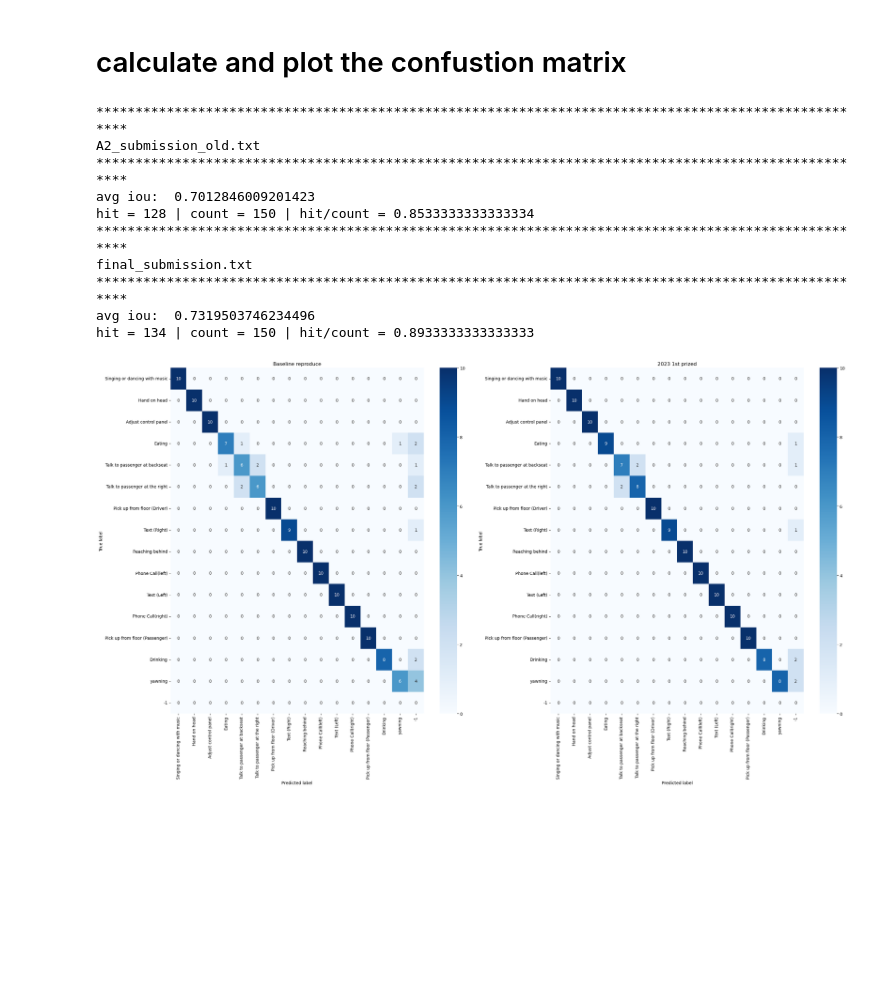
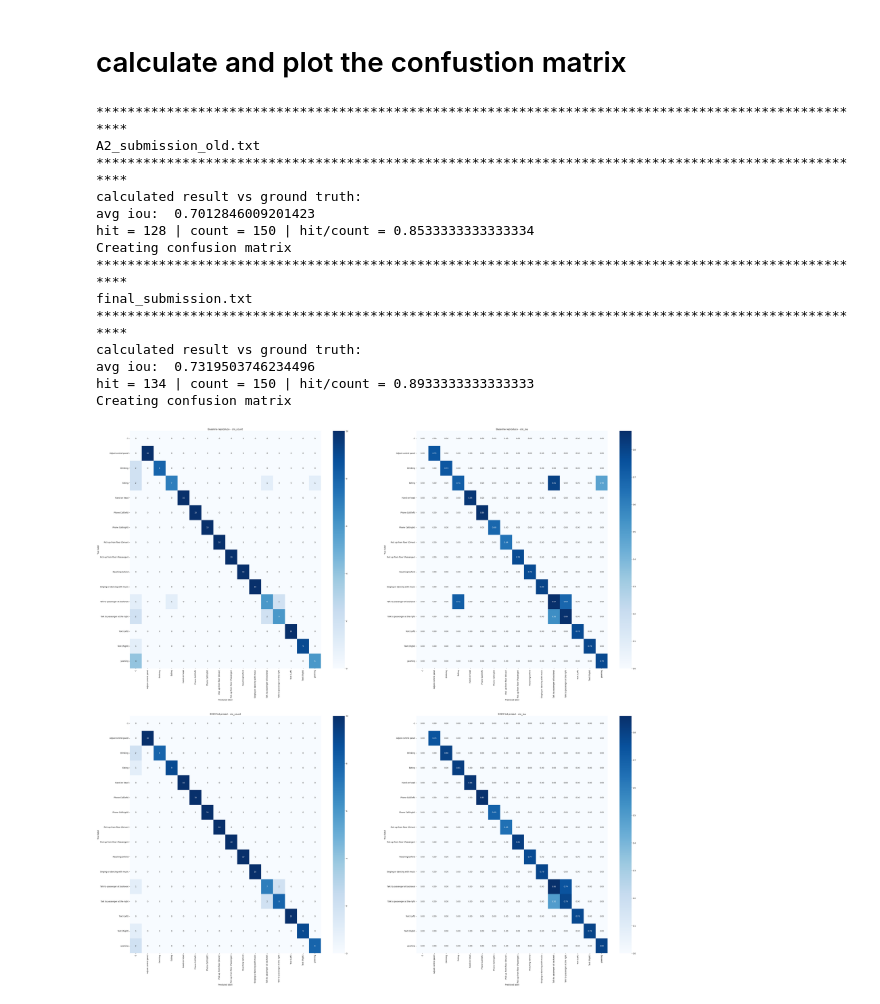
Before and after one commit to quangdilinh/action_reconigtion, a Jupyter notebook: aicity2023_release/ulti_calulation.ipynb, the cells around one changed output. Drawn from its saved outputs; the diff is of its cells as text; code cells hidden in the pictures; blank space fills up the shorter version.

Commit message:
update confusion matrix with iou

```diff
--- a/aicity2023_release/ulti_calulation.ipynb
+++ b/aicity2023_release/ulti_calulation.ipynb
@@ -68,9 +68,11 @@ def mapping_2_df_by_time(actual_df,predicted_df,hit_threadhold = 0.5,time_thread
     result['is_hit'] = np.where(result['iou'] >= hit_threadhold,1,0)
     result = result.sort_values(['iou'],ascending=False).drop_duplicates(['video_id','action_id_p'])
     # result = result.loc[result['is_hit']==1]
+
+    # remap with actual df
     temp = actual_df[['video_id','action_id']]\
             .merge(
-                result[['video_id','action_id_g','action_id_p']]
+                result[['video_id','action_id_g','action_id_p','iou']]
                 ,left_on =['video_id','action_id']
                 ,right_on=['video_id','action_id_g']
                 ,how='left'
@@ -85,6 +87,7 @@ def mapping_2_df_by_time(actual_df,predicted_df,hit_threadhold = 0.5,time_thread
     temp['action_label_p'] = temp['action_id_p'].map(action_id_to_label)
     temp['action_label_g'] = temp['action_label_g'].fillna("-1")
     temp['action_label_p'] = temp['action_label_p'].fillna("-1")
+    temp['iou'] = temp['iou'].fillna(0)
     return temp
 # %% [markdown]
 # calculate and plot the confustion matrix
@@ -92,35 +95,44 @@ def mapping_2_df_by_time(actual_df,predicted_df,hit_threadhold = 0.5,time_thread
 
 
 def cal_cm(y_true, y_pred):
+    # add unreconized label
     unique_labels = np.append(y_true.unique(), "-1")
     # Compute confusion matrix
     cm = confusion_matrix(y_true, y_pred, labels=unique_labels)
 
     # Convert to DataFrame for easier plotting
+    # pd_df of indexes for columns and labels
     cm_df = pd.DataFrame(cm, index=unique_labels, columns=unique_labels)
+
     return cm_df
 
-def plot_confusion_matrices(confusion_matrices_dict,size=20):
+def plot_confusion_matrices(confusion_matrices_dict,size=25):
+    fortmat_code = {'cm_count':'d','cm_iou':'.2f'}
     num_matrices = len(confusion_matrices_dict)
+    # Extracting the keys from the dictionary and getting the number of metrics
+    metrics = list(confusion_matrices_dict.values())[0].keys()
+    num_metrics = len(metrics)
 
     # Create a figure with subplots based on the number of confusion matrices
-    fig, axes = plt.subplots(1, num_matrices, figsize=(size * num_matrices, size))
+    fig, axes = plt.subplots(num_matrices, num_metrics, figsize=(size * num_metrics, size * num_matrices))
 
     # If there's only one confusion matrix, make sure axes is a list
     if num_matrices == 1:
         axes = [axes]
 
     # Plot each confusion matrix
-    for i, (title, cm_df) in enumerate(confusion_matrices_dict.items()):
-        sns.heatmap(cm_df, annot=True, ax=axes[i], fmt='d', cmap='Blues',
-                    xticklabels=cm_df.columns, yticklabels=cm_df.index)
-        axes[i].set_title(title)
-        axes[i].set_ylabel('True label')
-        axes[i].set_xlabel('Predicted label')
+    for i, (title, metric_dict) in enumerate(confusion_matrices_dict.items()):
+        for j, (metric_name, cm_df) in enumerate(metric_dict.items()):
+            cm_df.sort_index(axis=0, inplace=True)
+            cm_df.sort_index(axis=1, inplace=True)
+            sns.heatmap(cm_df, annot=True, ax=axes[i, j], fmt=fortmat_code[metric_name], cmap='Blues',
+                        xticklabels=cm_df.columns, yticklabels=cm_df.index)
+            axes[i, j].set_title(f"{title} - {metric_name}")
+            axes[i, j].set_ylabel('True label')
+            axes[i, j].set_xlabel('Predicted label')
 
     # Show the plot
     plt.show()
-
 
 
 def benchmark_submit(df_ground_truth, csv_file_path = 'A2_submission_old.txt'):
@@ -130,35 +142,48 @@ def benchmark_submit(df_ground_truth, csv_file_path = 'A2_submission_old.txt'):
     df_baseline = pd.read_csv(csv_file_path,sep=' ')
     df_baseline.columns = ['video_id', 'action_id','start','end']
 
+    print("calculated result vs ground truth:")
     preprocess = mapping_2_df(df_ground_truth,df_baseline)
     # display(preprocess)
     print("avg iou: ",preprocess['iou'].mean())
     print(f"hit = {preprocess['is_hit'].sum()} | count = {preprocess['is_hit'].count()} | hit/count = {preprocess['is_hit'].sum()/preprocess['is_hit'].count()}")
 
+    print("Creating confusion matrix")
     test = mapping_2_df_by_time(df_ground_truth,df_baseline)
     # print(test.groupby('video_id').nunique())
     # display(test)
-    return cal_cm(test['action_label_g'],test['action_label_p'])
+    result = {}
+    result['cm_count'] = cal_cm(test['action_label_g'],test['action_label_p'])
+    # result['iou'] = test['iou']
+    result['cm_iou'] = pd.pivot_table(test,values='iou',index='action_label_g',columns='action_label_p',aggfunc='mean',fill_value=0)
+    # Create a new DataFrame for the row to be added
+    new_row = pd.DataFrame(data={col: [0] for col in result['cm_iou'].columns}, index=['-1'])
+
+    # Append the new row to the pivot table
+    result['cm_iou'] = pd.concat([result['cm_iou'], new_row])
+    return result
 
 # Load ground truth from Excel file
 excel_file_path = 'data/A2/ground_truth_A2_manual_.xlsx'
 df_ground_truth = pd.read_excel(excel_file_path,sheet_name='ground_truth_submit')
 
-
-
 confusion_matrices_dict = {'Baseline reproduce': benchmark_submit(df_ground_truth,'A2_submission_old.txt'),
                            '2023 1st prized': benchmark_submit(df_ground_truth,'final_submission.txt')}
 # Plot the confusion matrices
-plot_confusion_matrices(confusion_matrices_dict,size=15)
+plot_confusion_matrices(confusion_matrices_dict)
 # %% [output]
 ****************************************************************************************************
 A2_submission_old.txt
 ****************************************************************************************************
+calculated result vs ground truth:
 avg iou:  0.7012846009201423
 hit = 128 | count = 150 | hit/count = 0.8533333333333334
+Creating confusion matrix
 ****************************************************************************************************
 final_submission.txt
 ****************************************************************************************************
+calculated result vs ground truth:
 avg iou:  0.7319503746234496
 hit = 134 | count = 150 | hit/count = 0.8933333333333333
+Creating confusion matrix
-[figure, old version]
+[figure, new version]
```
Also changed, not shown: parts of 1 cell of this notebook.
